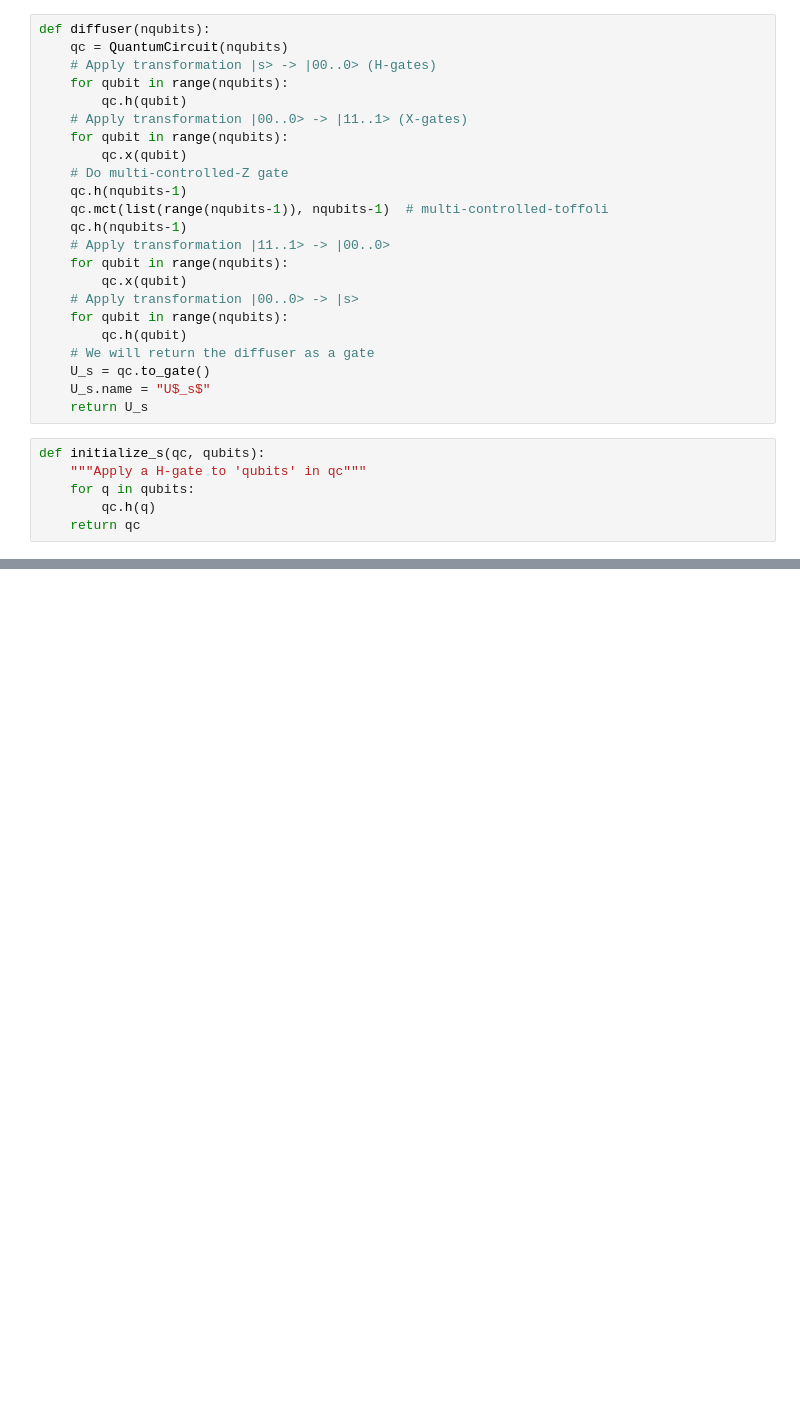
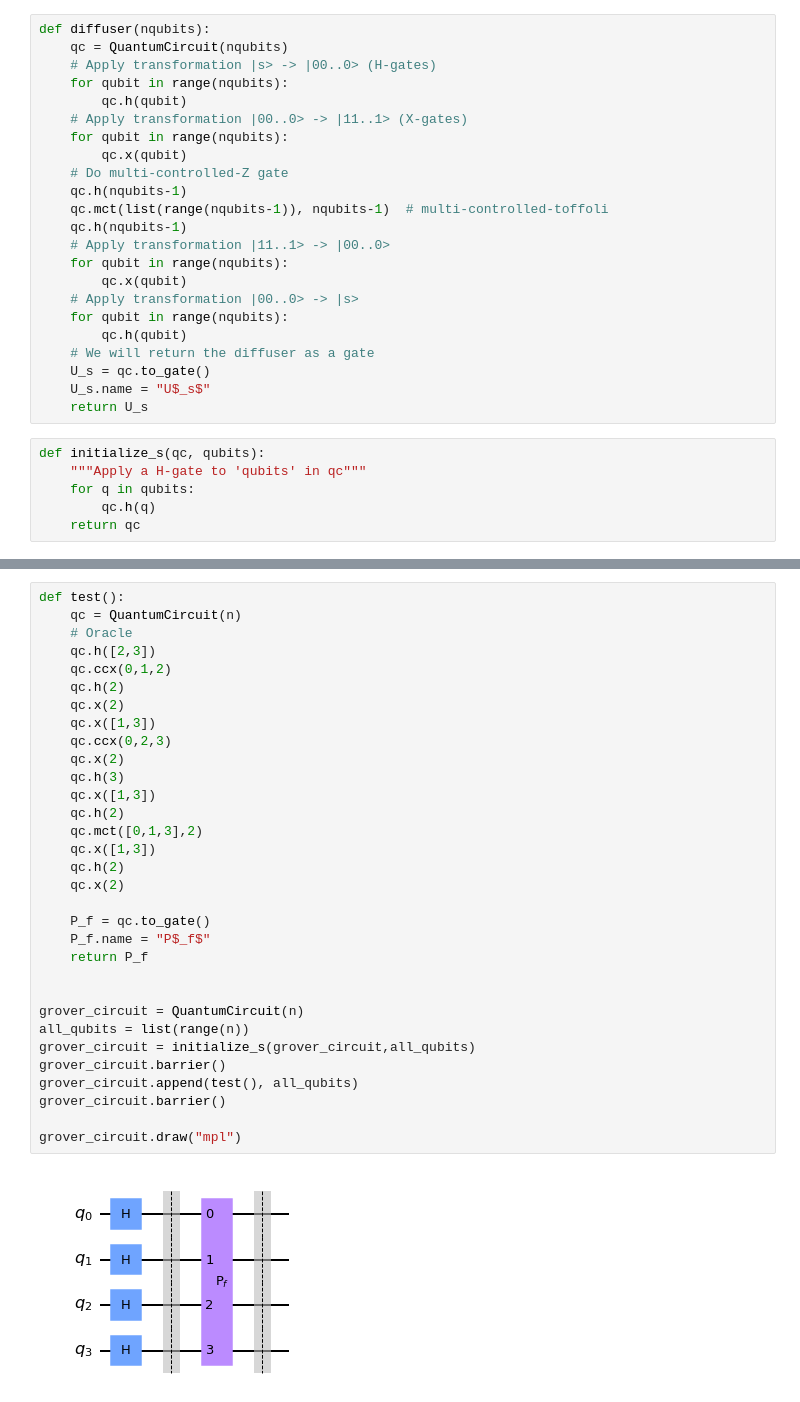
Before and after one commit to Inverseit/quantum, a Jupyter notebook: algorithms/grover.ipynb, the cells around one changed output, grey strips where cells are left out. Cells and saved outputs as stored; diff of their text form; blank space fills up the shorter version.

```diff
--- a/algorithms/grover.ipynb
+++ b/algorithms/grover.ipynb
@@ -102,0 +103,34 @@ plot_histogram(counts)
+# %%
+def test():
+    qc = QuantumCircuit(n)
+    # Oracle
+    qc.h([2,3])
+    qc.ccx(0,1,2)
+    qc.h(2)
+    qc.x(2)
+    qc.x([1,3])
+    qc.ccx(0,2,3)
+    qc.x(2)
+    qc.h(3)
+    qc.x([1,3])
+    qc.h(2)
+    qc.mct([0,1,3],2)
+    qc.x([1,3])
+    qc.h(2)
+    qc.x(2)
+
+    P_f = qc.to_gate()
+    P_f.name = "P$_f$"
+    return P_f
+
+
+grover_circuit = QuantumCircuit(n)
+all_qubits = list(range(n))
+grover_circuit = initialize_s(grover_circuit,all_qubits)
+grover_circuit.barrier()
+grover_circuit.append(test(), all_qubits)
+grover_circuit.barrier()
+
+grover_circuit.draw("mpl")
+# %% [output]
+[figure, added]
```
Also changed, not shown: parts of 2 cells of this notebook, 25 other files.
